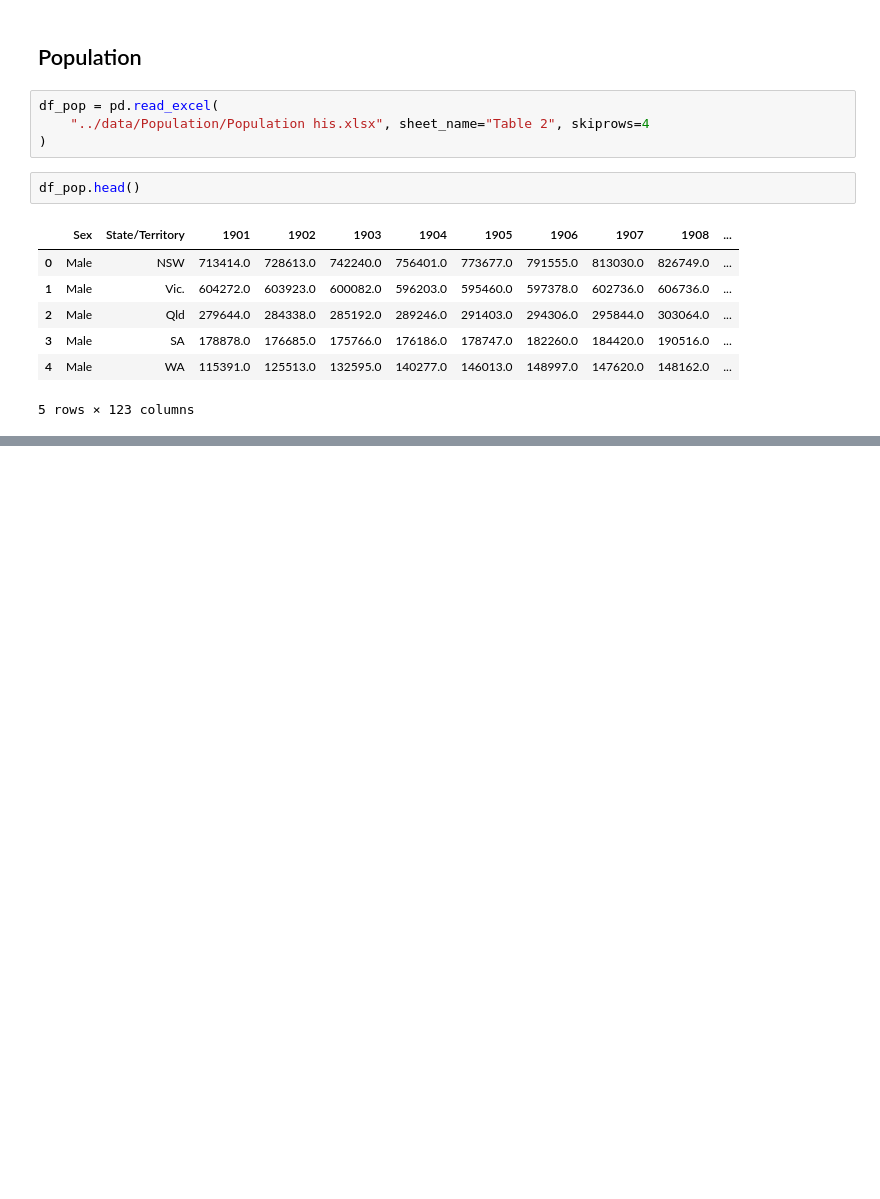
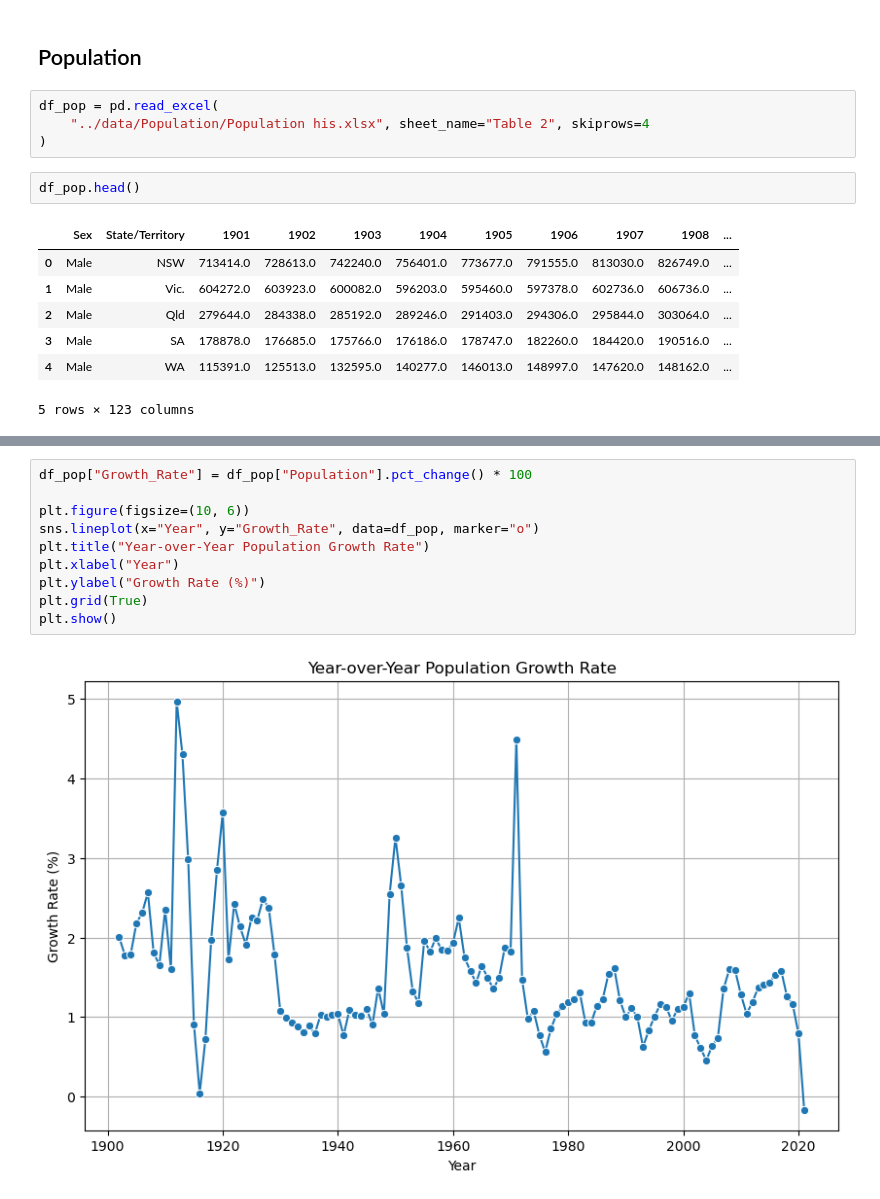
Before and after one commit to UNSW-ZZSC9020-H52024/Group5, a Jupyter notebook: src/EDA_Eugene.ipynb, the cells around one changed output, grey strips where cells are left out. Drawn from its saved outputs; the diff is of its cells as text; blank space fills up the shorter version.

```diff
--- a/src/EDA_Eugene.ipynb
+++ b/src/EDA_Eugene.ipynb
@@ -263,0 +331,12 @@ df_pop.head()
+# %%
+df_pop["Growth_Rate"] = df_pop["Population"].pct_change() * 100
+
+plt.figure(figsize=(10, 6))
+sns.lineplot(x="Year", y="Growth_Rate", data=df_pop, marker="o")
+plt.title("Year-over-Year Population Growth Rate")
+plt.xlabel("Year")
+plt.ylabel("Growth Rate (%)")
+plt.grid(True)
+plt.show()
+# %% [output]
+[figure, added]
```
Also changed, not shown: parts of 8 cells of this notebook.
